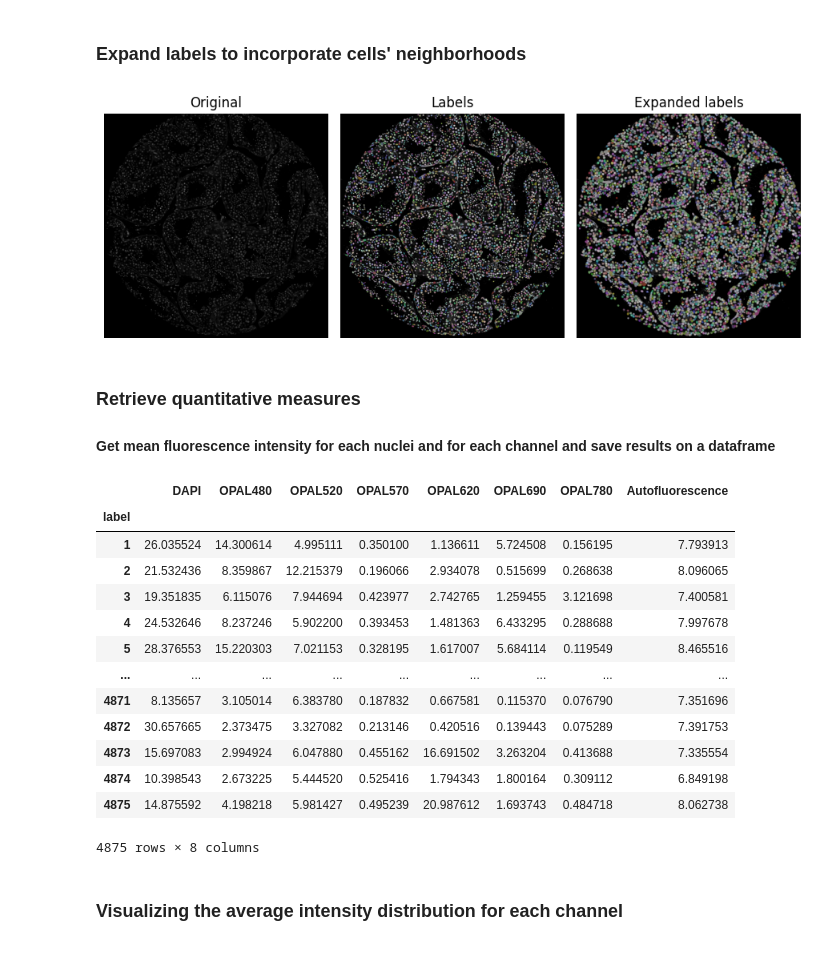
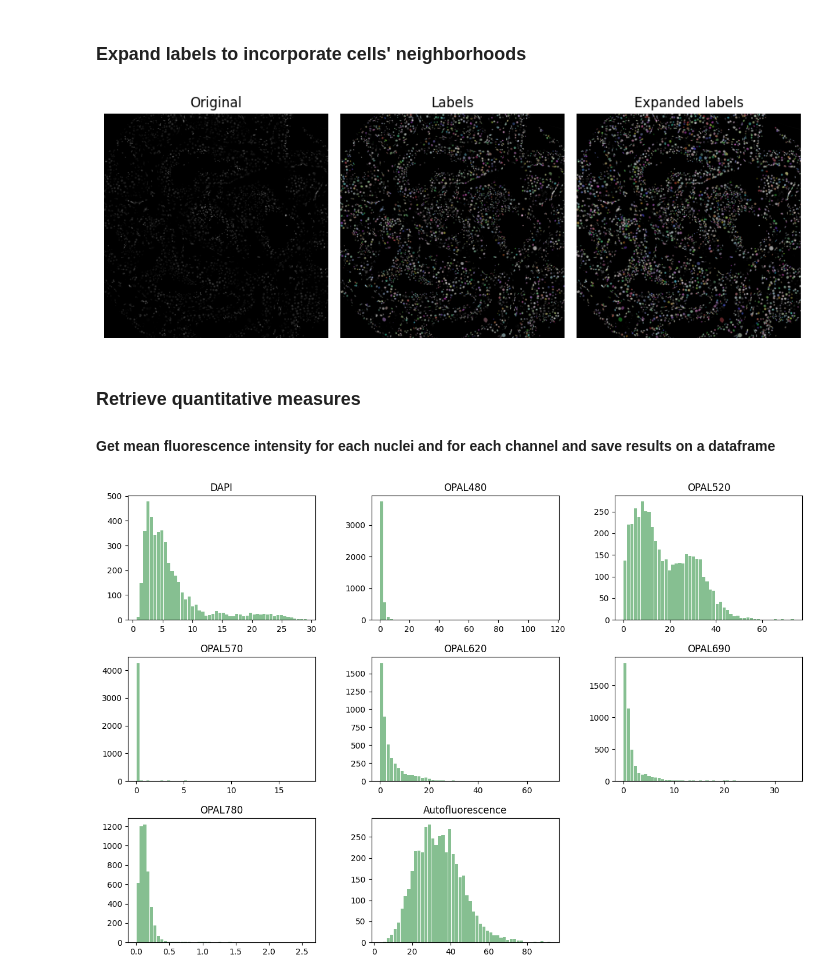
Before and after one commit to BIIFSweden/spermatogenesis-profiling, a Jupyter notebook: pipeline_multiplexed.ipynb, the cells around one changed output. Cells and saved outputs as stored; diff of their text form; code cells hidden in the pictures.

Commit message:
Update pipeline_multiplexed.ipynb
Segmentation from Ilastik masks

```diff
--- a/pipeline_multiplexed.ipynb
+++ b/pipeline_multiplexed.ipynb
@@ -26,23 +49,44 @@ nuclei = ref_img[0,:,:]
 # %% [markdown]
 ### Run StarDist on the DAPI channel and save both label and binary masks
 # %%
-from stardist.models import StarDist2D
-from stardist.plot import render_label
-from csbdeep.utils import normalize
+## Following example notebook from https://github.com/stardist/stardist
 
 # prints a list of available models
-StarDist2D.from_pretrained()
+#StarDist2D.from_pretrained()
 
-# creates a pretrained model
-model = StarDist2D.from_pretrained('2D_versatile_fluo')
+if runBioEngine: ## Alternatively, run StarDist on the BioEngine (https://bioimage.io/#/)
+    try:
+        # For pyodide in the browser
+        import micropip
+        await micropip.install(['pyotritonclient', 'kaibu-utils'])
+    except ImportError:
+        # For native python with pip
+        import subprocess
+        subprocess.call(['pip', 'install', 'pyotritonclient', 'kaibu-utils'])
 
-# get predictions for nuclei
-labels, _ = model.predict_instances(normalize(nuclei))
+    from PIL import Image
+    from pyotritonclient import execute
+    from kaibu_utils import fetch_image
+
+    # obtain the model config
+    image = nuclei.astype('uint16')
+    param = {'diameter': 30}
+
+    # run inference
+    results = await execute([image, param],
+                                  server_url='https://ai.imjoy.io/triton',
+                                  model_name='stardist',
+                                  decode_bytes=True)
+    labels = results['mask']
+
+else: ## Run StarDist locally
+    model = StarDist2D.from_pretrained('2D_versatile_fluo') # load pretrained model
+    labels, _ = model.predict_instances(normalize(nuclei)) # get predictions for nuclei
 
 # get binary mask
 binary_mask = labels.copy()
 binary_mask[binary_mask > 0] = 1
 
-io.imsave(inputpath + 'labels.tif',labels)
-io.imsave(inputpath + 'binary.tif',binary_mask)
+io.imsave(outpath + '/DAPI_labels.tif',labels)
+io.imsave(outpath + '/DAPI_binary.tif',util.img_as_ubyte(binary_mask*255))
 # %% [output]
@@ -110,33 +115,32 @@ Text(0.5, 1.0, 'prediction + input overlay')
 # %%
 enlarged_labels = segmentation.expand_labels(labels, distance=3)
 
-io.imsave(inputpath + 'labels_enlarged.tif',enlarged_labels)
-io.imsave(inputpath + 'labels.tif',labels)
+io.imsave(outpath + '/DAPI_labels_enlarged.tif',enlarged_labels)
 
 # Show the segmentations.
 fig, axes = plt.subplots(
     nrows=1,
     ncols=3,
     figsize=(9, 5),
     sharex=True,
     sharey=True,
 )
 
 axes[0].imshow(nuclei, cmap="gray", vmin=0, vmax=np.amax(nuclei))
 axes[0].set_title("Original")
 
 axes[1].imshow(render_label(labels, img=nuclei))
 axes[1].set_title("Labels")
 
 axes[2].imshow(render_label(enlarged_labels, img=nuclei))
 axes[2].set_title("Expanded labels")
 
 for a in axes:
     a.axis("off")
 fig.tight_layout()
 plt.show()
 # %% [output]
-[figure, old version]
+[figure, new version]
 # %% [markdown]
 ### Retrieve quantitative measures
 #### Get mean fluorescence intensity for each nuclei and for each channel and save results on a dataframe
@@ -144,29 +166,15 @@ plt.show()
 images = [ref_img[(x),:,:] for x in range(ref_img.shape[0])]
 
 properties = ['label', 'intensity_mean']
+cols = ['DAPI','OPAL480','OPAL520','OPAL570','OPAL620','OPAL690','OPAL780','Autofluorescence']
 
 tables = [measure.regionprops_table(labels, image, properties=properties)
           for image in images]
-tables = [pd.DataFrame(table) for table in tables] # create dataframe for each table
-tables = [table.set_index('label') for table in tables] # reset segmentaiton label as table index
+mean_intens = export_table_to_dataframe(tables, cols)
+mean_intens.to_csv(os.path.join(outpath, 'mean_intensity.csv'), sep=';')
+mean_intens
 
-mean_intens = pd.concat(tables, axis=1)
-mean_intens.columns = ['DAPI','OPAL480','OPAL520','OPAL570','OPAL620','OPAL690','OPAL780','Autofluorescence']
-mean_intens
+nBins = 50
+ax = mean_intens.hist(bins=nBins, grid=False, figsize=(15,10), color='#86bf91', zorder=2, rwidth=0.9)
 # %% [output]
-|  | DAPI | OPAL480 | OPAL520 | OPAL570 | OPAL620 | OPAL690 | OPAL780 | Autofluorescence |
-| label |  |  |  |  |  |  |  |  |
-| 1 | 26.035524 | 14.300614 | 4.995111 | 0.350100 | 1.136611 | 5.724508 | 0.156195 | 7.793913 |
-| 2 | 21.532436 | 8.359867 | 12.215379 | 0.196066 | 2.934078 | 0.515699 | 0.268638 | 8.096065 |
-| 3 | 19.351835 | 6.115076 | 7.944694 | 0.423977 | 2.742765 | 1.259455 | 3.121698 | 7.400581 |
-| 4 | 24.532646 | 8.237246 | 5.902200 | 0.393453 | 1.481363 | 6.433295 | 0.288688 | 7.997678 |
-| 5 | 28.376553 | 15.220303 | 7.021153 | 0.328195 | 1.617007 | 5.684114 | 0.119549 | 8.465516 |
-| ... | ... | ... | ... | ... | ... | ... | ... | ... |
-| 4871 | 8.135657 | 3.105014 | 6.383780 | 0.187832 | 0.667581 | 0.115370 | 0.076790 | 7.351696 |
-| 4872 | 30.657665 | 2.373475 | 3.327082 | 0.213146 | 0.420516 | 0.139443 | 0.075289 | 7.391753 |
-| 4873 | 15.697083 | 2.994924 | 6.047880 | 0.455162 | 16.691502 | 3.263204 | 0.413688 | 7.335554 |
-| 4874 | 10.398543 | 2.673225 | 5.444520 | 0.525416 | 1.794343 | 1.800164 | 0.309112 | 6.849198 |
-| 4875 | 14.875592 | 4.198218 | 5.981427 | 0.495239 | 20.987612 | 1.693743 | 0.484718 | 8.062738 |
-4875 rows × 8 columns
+[figure, added]
-# %% [markdown]
-### Visualizing the average intensity distribution for each channel
```
Also changed, not shown: parts of 19 cells of this notebook.
